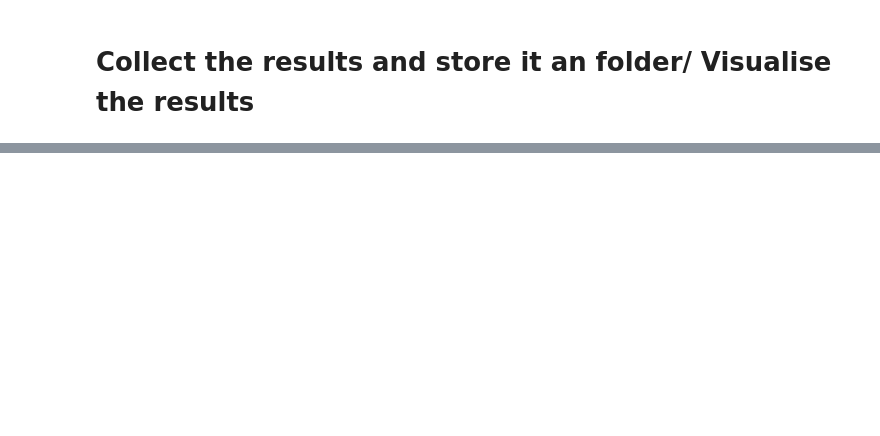
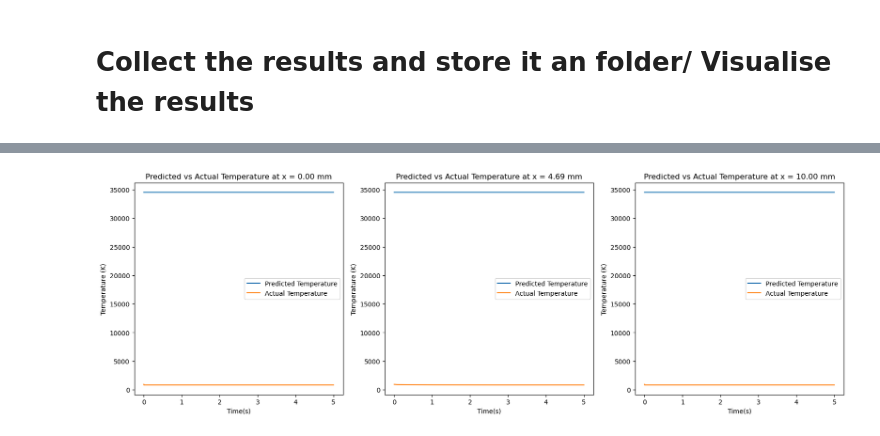
Before and after one commit to radhikrammohan/pinn-pc-1d, a Jupyter notebook: pinn/spartan/model_train_norm.ipynb, the cells around one changed output, grey strips where cells are left out. Saved outputs shown, nothing was run; the diff lists cells and outputs as text; code cells hidden in the pictures; blank space fills up the shorter version.

```diff
--- a/pinn/spartan/model_train_norm.ipynb
+++ b/pinn/spartan/model_train_norm.ipynb
@@ -365,0 +389,48 @@ plt.show()
+# %%
+inp_data = input_t
+# inp_data = torch.tensor(input_t).float().to(device) # Convert the inputs to a tensor
+
+# load model saved
+
+temp_nn = model(inp_data[:,0].unsqueeze(1), inp_data[:,1].unsqueeze(1)).cpu().detach().numpy() # Get the predictions from the model
+
+dx = heat_data.dx
+time_end = time_end
+
+def invscaler(temp_nn, temp_init, t_surr):
+    temp_nn = ((temp_nn * (temp_init - t_surr))) + t_surr
+    return temp_nn
+
+temp_nn = invscaler(temp_nn,919.0,500.0) # Inverse transform the predictions
+
+temp_d= temp_data.reshape(num_steps, numpoints) # Reshape the actual temperature data to a 2D array
+temp_nn_t = temp_nn.reshape(num_steps, numpoints) # Reshape the predictions to a 2D array
+
+time_ss= np.linspace(0, time_end, num_steps)
+left , idx, right = 0, 24,50
+
+fig = plt.figure(figsize=(20, 6))
+ax1,ax2,ax3 = fig.subplots(1,3)
+ax1.plot(time_ss, temp_nn_t[:,left], label='Predicted Temperature')
+ax1.plot(time_ss, temp_d[:,left], label='Actual Temperature')
+ax1.set_xlabel('Time(s)')
+ax1.set_ylabel('Temperature (K)')
+ax1.set_title(f'Predicted vs Actual Temperature at x = {(left)*dx*1000:.2f} mm')
+ax1.legend()
+
+ax2.plot(time_ss, temp_nn_t[:,idx-1], label='Predicted Temperature')
+ax2.plot(time_ss, temp_d[:,idx-1], label='Actual Temperature')
+ax2.set_xlabel('Time(s)')
+ax2.set_ylabel('Temperature (K)')
+ax2.set_title(f'Predicted vs Actual Temperature at x = {(idx-1)*dx*1000:.2f} mm')
+ax2.legend()
+
+ax3.plot(time_ss, temp_nn_t[:,right-1], label='Predicted Temperature')
+ax3.plot(time_ss, temp_d[:,right-1], label='Actual Temperature')
+ax3.set_xlabel('Time(s)')
+ax3.set_ylabel('Temperature (K)')
+ax3.set_title(f'Predicted vs Actual Temperature at x = {(right-1)*dx*1000:.2f} mm')
+ax3.legend()
+plt.show()
+# %% [output]
+[figure, added]
```
Also changed, not shown: parts of 7 cells of this notebook, 5 other files.
